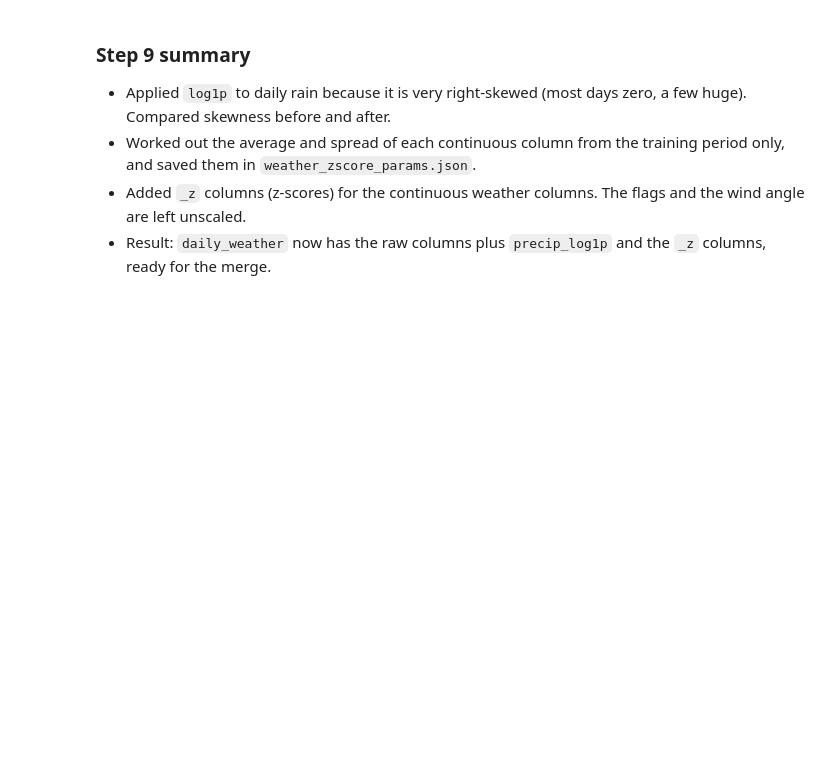
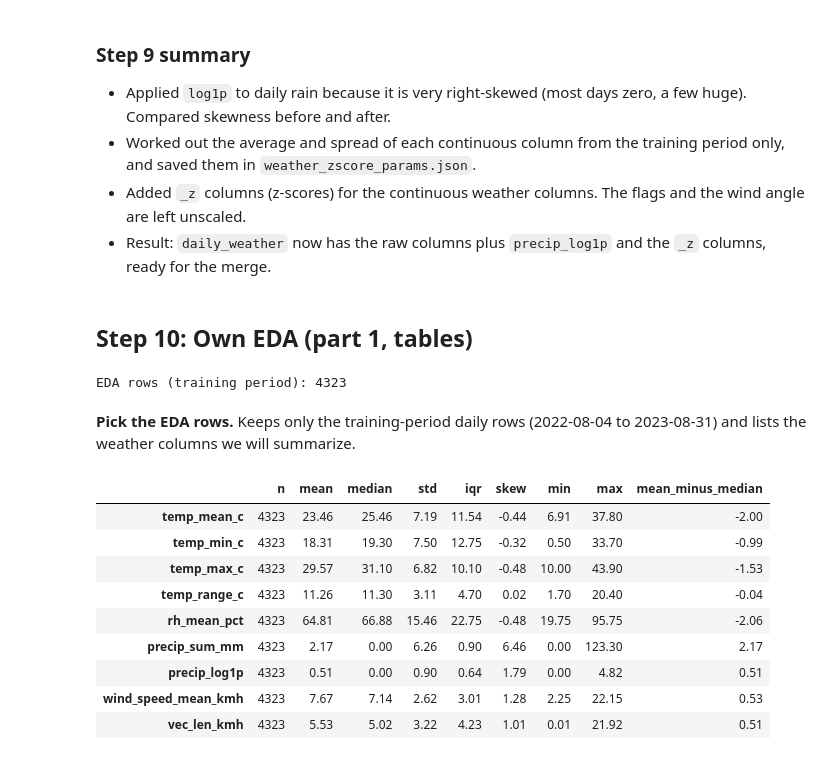
Before and after one commit to IsmailNooruddin/Smog-Analysis-DSSG, a Jupyter notebook: weather.ipynb, the cells around one changed output. Saved outputs shown, nothing was run; the diff lists cells and outputs as text; code cells hidden in the pictures; blank space fills up the shorter version.

```diff
--- a/weather.ipynb
+++ b/weather.ipynb
@@ -750,3 +750,43 @@ Example row: `temp_mean_c_z | train_mean 0.0 | train_std 1.0 | valid_mean 0.3 |
 - Worked out the average and spread of each continuous column from the training period only, and saved them in `weather_zscore_params.json`.
 - Added `_z` columns (z-scores) for the continuous weather columns. The flags and the wind angle are left unscaled.
 - Result: `daily_weather` now has the raw columns plus `precip_log1p` and the `_z` columns, ready for the merge.
+# %% [markdown]
+## Step 10: Own EDA (part 1, tables)
+# %%
+eda_cols = ["temp_mean_c", "temp_min_c", "temp_max_c", "temp_range_c", "rh_mean_pct",
+            "precip_sum_mm", "precip_log1p", "wind_speed_mean_kmh", "vec_len_kmh"]
+
+eda = daily_weather[daily_weather["date"].between(TRAIN_START, TRAIN_END)].copy()
+print("EDA rows (training period):", len(eda))
+# %% [output]
+EDA rows (training period): 4323
+# %% [markdown]
+**Pick the EDA rows.** Keeps only the training-period daily rows (2022-08-04 to 2023-08-31) and lists the weather columns we will summarize.
+# %%
+def summary(df, cols):
+    out = pd.DataFrame({
+        "n": df[cols].count(),
+        "mean": df[cols].mean(),
+        "median": df[cols].median(),
+        "std": df[cols].std(),
+        "iqr": df[cols].quantile(0.75) - df[cols].quantile(0.25),
+        "skew": df[cols].skew(),
+        "min": df[cols].min(),
+        "max": df[cols].max(),
+    })
+    out["mean_minus_median"] = out["mean"] - out["median"]
+    return out.round(2)
+
+summary_table = summary(eda, eda_cols)
+summary_table
+# %% [output]
+|  | n | mean | median | std | iqr | skew | min | max | mean_minus_median |
+| temp_mean_c | 4323 | 23.46 | 25.46 | 7.19 | 11.54 | -0.44 | 6.91 | 37.80 | -2.00 |
+| temp_min_c | 4323 | 18.31 | 19.30 | 7.50 | 12.75 | -0.32 | 0.50 | 33.70 | -0.99 |
+| temp_max_c | 4323 | 29.57 | 31.10 | 6.82 | 10.10 | -0.48 | 10.00 | 43.90 | -1.53 |
+| temp_range_c | 4323 | 11.26 | 11.30 | 3.11 | 4.70 | 0.02 | 1.70 | 20.40 | -0.04 |
+| rh_mean_pct | 4323 | 64.81 | 66.88 | 15.46 | 22.75 | -0.48 | 19.75 | 95.75 | -2.06 |
+| precip_sum_mm | 4323 | 2.17 | 0.00 | 6.26 | 0.90 | 6.46 | 0.00 | 123.30 | 2.17 |
+| precip_log1p | 4323 | 0.51 | 0.00 | 0.90 | 0.64 | 1.79 | 0.00 | 4.82 | 0.51 |
+| wind_speed_mean_kmh | 4323 | 7.67 | 7.14 | 2.62 | 3.01 | 1.28 | 2.25 | 22.15 | 0.53 |
+| vec_len_kmh | 4323 | 5.53 | 5.02 | 3.22 | 4.23 | 1.01 | 0.01 | 21.92 | 0.51 |
```
Also changed, not shown: parts of 21 cells of this notebook, 3 other files.
